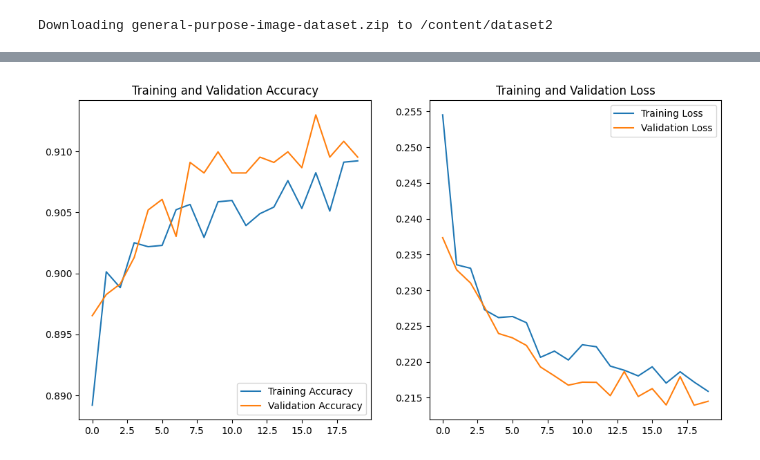
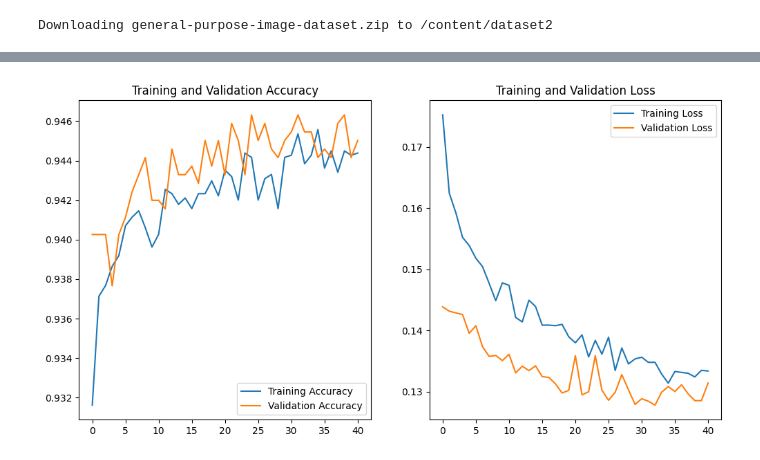
Before and after one commit to codeSamuraii/ml-experiments, a Jupyter notebook: CompressionDetection.ipynb, the cells around one changed output, grey strips where cells are left out. Saved outputs shown, nothing was run; the diff lists cells and outputs as text; code cells hidden in the pictures.

```diff
--- a/CompressionDetection.ipynb
+++ b/CompressionDetection.ipynb
@@ -407,0 +357,31 @@ Pixel values in [0.0:255.0]
+# %%
+!rm /tmp/*.h5 2> /dev/null
+from tensorflow import keras
+from tensorflow.keras import layers
+from keras.models import load_model, Model
+
+
+base_model = load_model(model_file)
+
+# We discard the last dense layers and connect to the biggest one
+base = base_model.layers[len(base_model.layers) - 3].output
+
+# We add new dense layers
+new_model = layers.Dense(512, activation='relu')(base)
+new_model = layers.Dropout(0.2)(new_model)
+new_model = layers.Dense(256, activation='relu')(new_model)
+new_model = layers.Dense(128, activation='relu')(new_model)
+new_model = layers.Dense(num_classes, activation='softmax')(new_model)
+new_model = Model(inputs=base_model.input, outputs=new_model)
+
+nb_layers_new = len(new_model.layers)
+nb_layers_to_train = nb_layers_new - 5
+
+# We freeze every layer except the four we just added
+for i in range(1, nb_layers_to_train):
+    new_model.layers[i].trainable = False
+for i in range(nb_layers_to_train, nb_layers_new):
+    new_model.layers[i].trainable = True
+
+
+new_model.summary(expand_nested=True, show_trainable=True)
@@ -408,14 +406,16 @@ Pixel values in [0.0:255.0]
 # %%
+import tempfile
+import tensorflow as tf
+
 new_model.compile(optimizer='Adamax',
-              loss='sparse_categorical_crossentropy',  # loss='binary_crossentropy',
-              metrics=['accuracy'])
-
+                  loss='sparse_categorical_crossentropy',  # loss='binary_crossentropy',
+                  metrics=['accuracy'])
 
 _, checkpoint_file = tempfile.mkstemp(prefix='checkpoint_', suffix='.h5', dir='/tmp')
 checkpoint = tf.keras.callbacks.ModelCheckpoint(checkpoint_file, save_best_only=True)
-early_stop = tf.keras.callbacks.EarlyStopping(patience=4, restore_best_weights=True)
+early_stop = tf.keras.callbacks.EarlyStopping(patience=8, start_from_epoch=20, restore_best_weights=True)
 
-history_2 = new_model.fit(train_dataset_2, epochs=20, validation_data=validation_dataset_2, callbacks=[checkpoint, early_stop])
+history_2 = new_model.fit(train_dataset_2, epochs=50, validation_data=validation_dataset_2, callbacks=[checkpoint, early_stop])
 
 loss, accuracy = new_model.evaluate(validation_dataset_2)
 print("Loss: ", loss)
@@ -443 +444 @@ Accuracy:  0.9095237851142883
-[figure, old version]
+[figure, new version]
```
Also changed, not shown: parts of 24 cells of this notebook.
